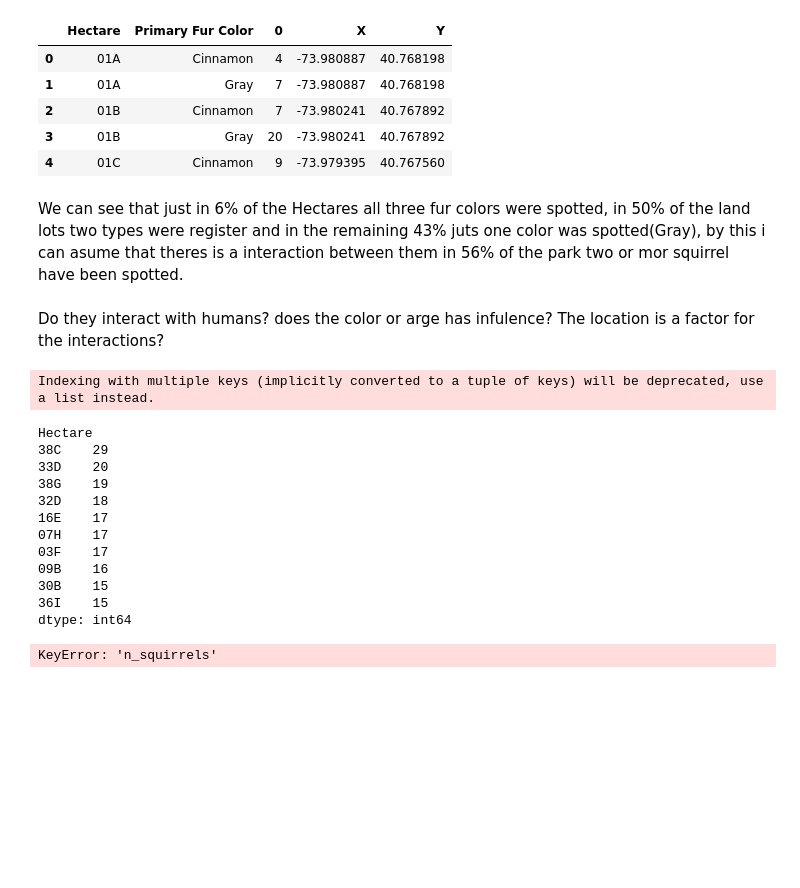
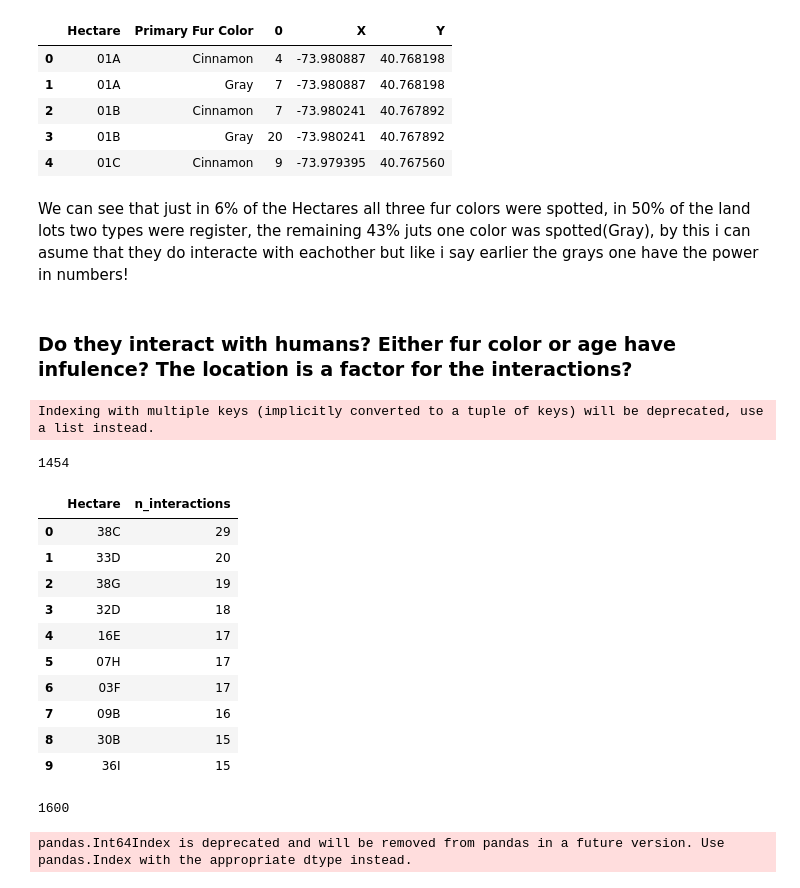
Before and after one commit to rafaelapm93/seedtag, a Jupyter notebook: squirrels.ipynb, the cells around one changed output. Cells and saved outputs as stored; diff of their text form; code cells hidden in the pictures; blank space fills up the shorter version.

```diff
--- a/squirrels.ipynb
+++ b/squirrels.ipynb
@@ -374,6 +372,6 @@ fig.update_layout(mapbox_style="stamen-terrain", mapbox_zoom=6, mapbox_center_la
 
 fig.show()
 # %% [markdown]
-We can see that just in 6% of the Hectares all three fur colors were spotted, in 50% of the land lots two types were register and in the remaining 43% juts one color was spotted(Gray), by this i can asume that theres is a interaction between them in 56% of the park two or mor squirrel have been spotted.
+We can see that just in 6% of the Hectares all three fur colors were spotted, in 50% of the land lots two types were register, the remaining 43% juts one color was spotted(Gray), by this i can asume that they do interacte with eachother but like i say earlier the grays one have the power in numbers!
 # %% [markdown]
-Do they interact with humans? does the color or arge has infulence? The location is a factor for  the interactions?
+### Do they interact with humans? Either fur color or age have infulence? The location is a factor for  the interactions?
@@ -385,22 +385,28 @@ interaction_per_hectare = df.groupby('Hectare')['Kuks', 'Quaas', 'Moans', 'Tail
 no_interaction_per_hectare = df.groupby('Hectare')['Indifferent'].sum().reset_index()
 # %% [output]
 Indexing with multiple keys (implicitly converted to a tuple of keys) will be deprecated, use a list instead.
+# %%
+
+no_interaction_per_hectare['Indifferent'].sum()
+# %% [output]
+1454
 # %%
-interaction_per_hectare.set_index('Hectare').sum(axis = 1).sort_values(ascending = False).head(10)
+interaction_per_hectare = interaction_per_hectare.set_index('Hectare').sum(axis = 1).sort_values(ascending = False).to_frame().reset_index()
+interaction_per_hectare.columns = ['Hectare',"n_interactions"]
+interaction_per_hectare.head(10)
 # %% [output]
-Hectare
-38C    29
-33D    20
-38G    19
-32D    18
-16E    17
-07H    17
-03F    17
-09B    16
-30B    15
-36I    15
-dtype: int64
+|  | Hectare | n_interactions |
+| 0 | 38C | 29 |
+| 1 | 33D | 20 |
+| 2 | 38G | 19 |
+| 3 | 32D | 18 |
+| 4 | 16E | 17 |
+| 5 | 07H | 17 |
+| 6 | 03F | 17 |
+| 7 | 09B | 16 |
+| 8 | 30B | 15 |
+| 9 | 36I | 15 |
-# %%
-interaction_per_hectare.sort_values('n_squirrels',ascending=False).head(10)
-# %% [output]
-KeyError: 'n_squirrels'
+# %%
+interaction_per_hectare['n_interactions'].sum()
+# %% [output]
+1600
@@ -406,0 +415,6 @@ KeyError: 'n_squirrels'
+# %%
+import plotly.express as px
+fig = px.scatter(n_squirrels_interactions, x ='n_squirrels',y = 'n_interactions',trendline="ols")
+fig.show()
+# %% [output]
+pandas.Int64Index is deprecated and will be removed from pandas in a future version. Use pandas.Index with the appropriate dtype instead.
```
Also changed, not shown: parts of 18 cells of this notebook, 1 other file.
